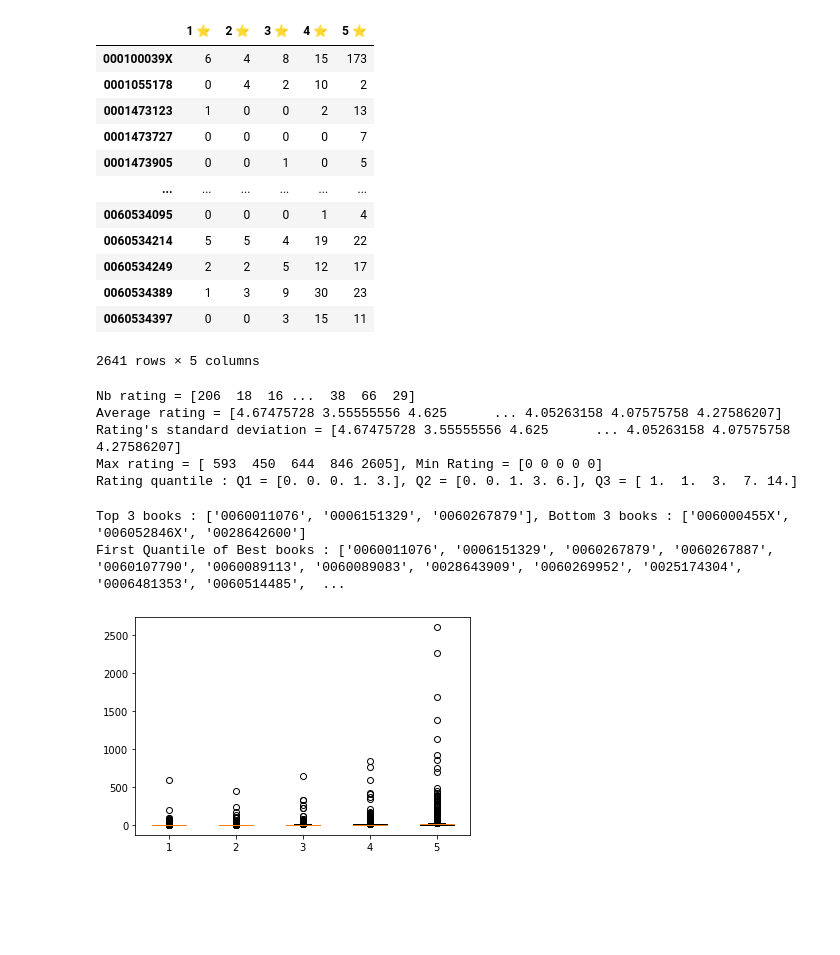
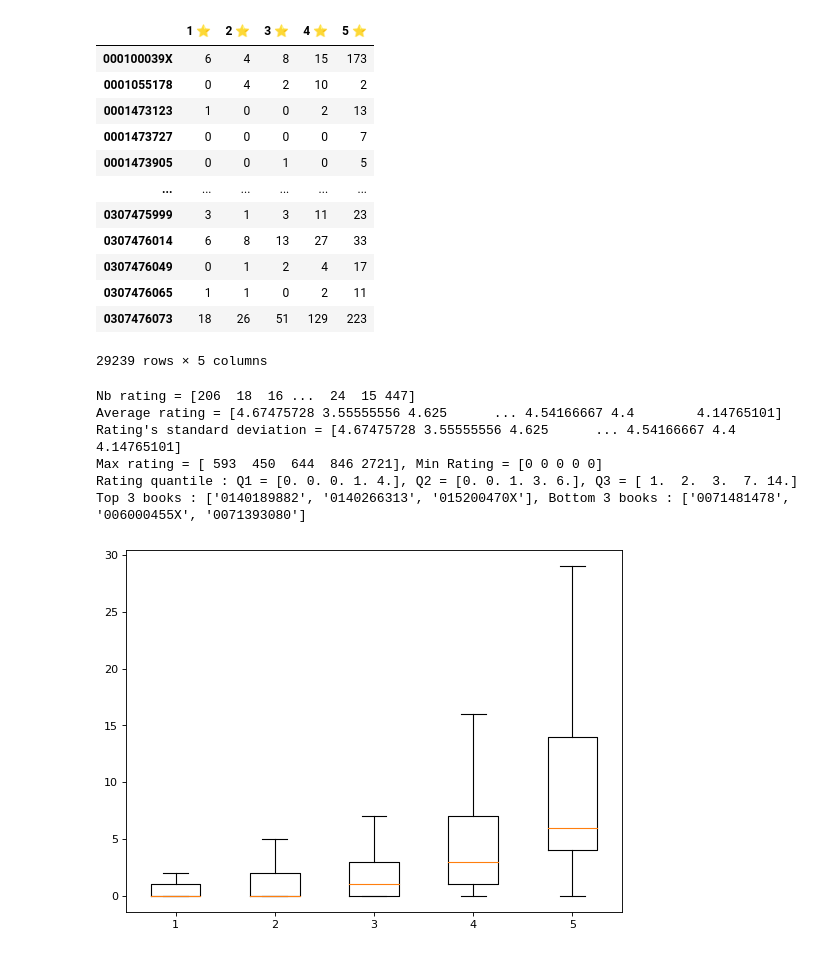
Before and after one commit to darhal/IFT799-DataScience, a Jupyter notebook: Lab1/tp1.ipynb, the cells around one changed output. Cells and saved outputs as stored; diff of their text form; code cells hidden in the pictures; blank space fills up the shorter version.

```diff
--- a/Lab1/tp1.ipynb
+++ b/Lab1/tp1.ipynb
@@ -5,16 +5,18 @@ import pandas as pd
 import numpy as np
 import seaborn as sns
 import matplotlib.pyplot as plt
+from matplotlib.colors import ListedColormap
 
 asinToIndex = {}
 index = 0
 scoreMatrix = []
 booksAsin = []
 chunks = pd.read_json(
-    '../Dataset/Books.json', lines=True, chunksize=100000,
+    '../Dataset/Books.json', lines=True, chunksize=500000,
     typ="frame", orient="records", dtype={"asin": str, "overall": int}
 )
 
+nbChunks = 2
 for chunk in chunks:
     for _, item in chunk.iterrows():
         asin = item["asin"]
@@ -28,7 +30,9 @@ for chunk in chunks:
 
         row = asinToIndex[asin]
         scoreMatrix[row][rate-1] += 1
-    break # comment to load everything
+    nbChunks -= 1
+    if (nbChunks == 0):
+        break # comment to load everything
 
 scoreMatrix = np.array(scoreMatrix)
 pdScoreMat = pd.DataFrame(
@@ -45,12 +49,12 @@ pdScoreMat
 | 0001473727 | 0 | 0 | 0 | 0 | 7 |
 | 0001473905 | 0 | 0 | 1 | 0 | 5 |
 | ... | ... | ... | ... | ... | ... |
-| 0060534095 | 0 | 0 | 0 | 1 | 4 |
-| 0060534214 | 5 | 5 | 4 | 19 | 22 |
-| 0060534249 | 2 | 2 | 5 | 12 | 17 |
-| 0060534389 | 1 | 3 | 9 | 30 | 23 |
-| 0060534397 | 0 | 0 | 3 | 15 | 11 |
+| 0307475999 | 3 | 1 | 3 | 11 | 23 |
+| 0307476014 | 6 | 8 | 13 | 27 | 33 |
+| 0307476049 | 0 | 1 | 2 | 4 | 17 |
+| 0307476065 | 1 | 1 | 0 | 2 | 11 |
+| 0307476073 | 18 | 26 | 51 | 129 | 223 |
-2641 rows × 5 columns
+29239 rows × 5 columns
 # %%
 nbRating = np.sum(scoreMatrix, axis=1)
 print(f"Nb rating = {nbRating}")
@@ -68,28 +72,27 @@ ratingQ1 = np.quantile(scoreMatrix, 0.25, axis=0)
 ratingQ2 = np.quantile(scoreMatrix, 0.5, axis=0)
 ratingQ3 = np.quantile(scoreMatrix, 0.75, axis=0)
 print(f"Rating quantile : Q1 = {ratingQ1}, Q2 = {ratingQ2}, Q3 = {ratingQ3}")
+
+# Books sorted by average score
+sortedIndicies = np.flip(np.argsort(avgRatings)) # Ascending order
+top3Books = [booksAsin[i] for i in sortedIndicies[0:3]]
+bottom3Books = [booksAsin[i] for i in sortedIndicies[-1:-4:-1]]
+print(f"Top 3 books : {top3Books}, Bottom 3 books : {bottom3Books}")
+q1BestBooksAsins = [booksAsin[i] for i in sortedIndicies[0:math.ceil(len(sortedIndicies) * 0.25)]]
+# print(f"First Quantile of Best books : {q1BestBooksAsins}")
 # %% [output]
-Nb rating = [206  18  16 ...  38  66  29]
-Average rating = [4.67475728 3.55555556 4.625      ... 4.05263158 4.07575758 4.27586207]
-Rating's standard deviation = [4.67475728 3.55555556 4.625      ... 4.05263158 4.07575758 4.27586207]
-Max rating = [ 593  450  644  846 2605], Min Rating = [0 0 0 0 0]
-Rating quantile : Q1 = [0. 0. 0. 1. 3.], Q2 = [0. 0. 1. 3. 6.], Q3 = [ 1.  1.  3.  7. 14.]
+Nb rating = [206  18  16 ...  24  15 447]
+Average rating = [4.67475728 3.55555556 4.625      ... 4.54166667 4.4        4.14765101]
+Rating's standard deviation = [4.67475728 3.55555556 4.625      ... 4.54166667 4.4        4.14765101]
+Max rating = [ 593  450  644  846 2721], Min Rating = [0 0 0 0 0]
+Rating quantile : Q1 = [0. 0. 0. 1. 4.], Q2 = [0. 0. 1. 3. 6.], Q3 = [ 1.  2.  3.  7. 14.]
+Top 3 books : ['0140189882', '0140266313', '015200470X'], Bottom 3 books : ['0071481478', '006000455X', '0071393080']
-# %%
-# Books sorted by average score
-sortedIndicies = np.flip(np.argsort(avgRatings)) # Ascending order
-top3Books = [booksAsin[i] for i in sortedIndicies[0:3]]
-bottom3Books = [booksAsin[i] for i in sortedIndicies[-1:-4:-1]]
-print(f"Top 3 books : {top3Books}, Bottom 3 books : {bottom3Books}")
-q1BestBooksAsins = [booksAsin[i] for i in sortedIndicies[0:math.ceil(len(sortedIndicies) * 0.25)]]
-print(f"First Quantile of Best books : {q1BestBooksAsins}")
-# %% [output]
-Top 3 books : ['0060011076', '0006151329', '0060267879'], Bottom 3 books : ['006000455X', '006052846X', '0028642600']
-First Quantile of Best books : ['0060011076', '0006151329', '0060267879', '0060267887', '0060107790', '0060089113', '0060089083', '0028643909', '0060269952', '0025174304', '0006481353', '0060514485',  ...
 # %%
-plt.boxplot(scoreMatrix)
+plt.figure(figsize=(8, 6), dpi=80)
+plt.boxplot(scoreMatrix, showfliers=False)
 plt.show()
 # %% [output]
-[figure, old version]
+[figure, new version]
 # %%
 # Calculating PCA
 normalizedScoreMatrix = (scoreMatrix - np.mean(scoreMatrix, axis = 0)) / np.std(scoreMatrix, axis = 0)
```
Also changed, not shown: parts of 1 cell of this notebook.
